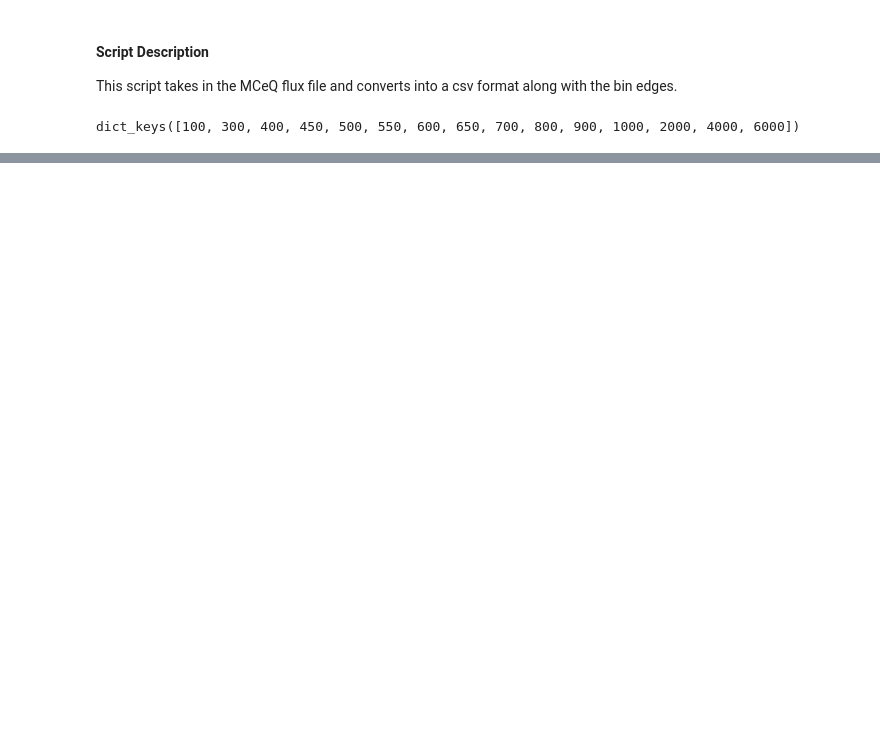
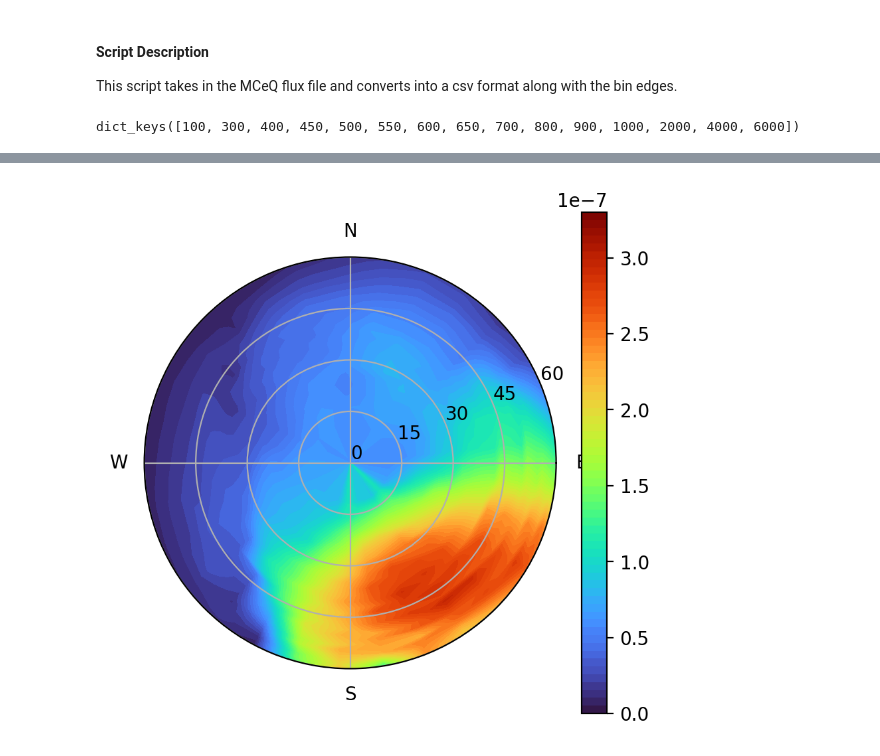
Before and after one commit to kvjmistry/MuonGenerator, a Jupyter notebook: MCEQProposalCombine.ipynb, the cells around one changed output, grey strips where cells are left out. Drawn from its saved outputs; the diff is of its cells as text; code cells hidden in the pictures; blank space fills up the shorter version.

```diff
--- a/MCEQProposalCombine.ipynb
+++ b/MCEQProposalCombine.ipynb
@@ -111,0 +120,13 @@ h, xedges, yedges, image = hist_data= plt.hist2d(dataframe["azimuth"], dataframe
+# %%
+fig, ax = plt.subplots(subplot_kw=dict(projection='polar'),figsize=(5,5),dpi=200)
+fig.patch.set_facecolor('white')
+levels=np.linspace(0,3.3e-7,65)
+im=ax.contourf(bs, np.arccos(cosas-4e-16)*180/3.14, totalflux,cmap='turbo',levels=levels)
+ax.set_rlim(0,60)
+ax.set_rticks([0,15,30,45,60])
+plt.colorbar(im,ticks=np.arange(0,3.5e-7,5e-8))
+ax.set_thetagrids([0,90,180,270],['E','N','W','S'])
+ax.set(facecolor = "lightgrey",alpha=0.2)
+plt.show()
+# %% [output]
+[figure, added]
```
Also changed, not shown: parts of 2 cells of this notebook, 1 other file.
